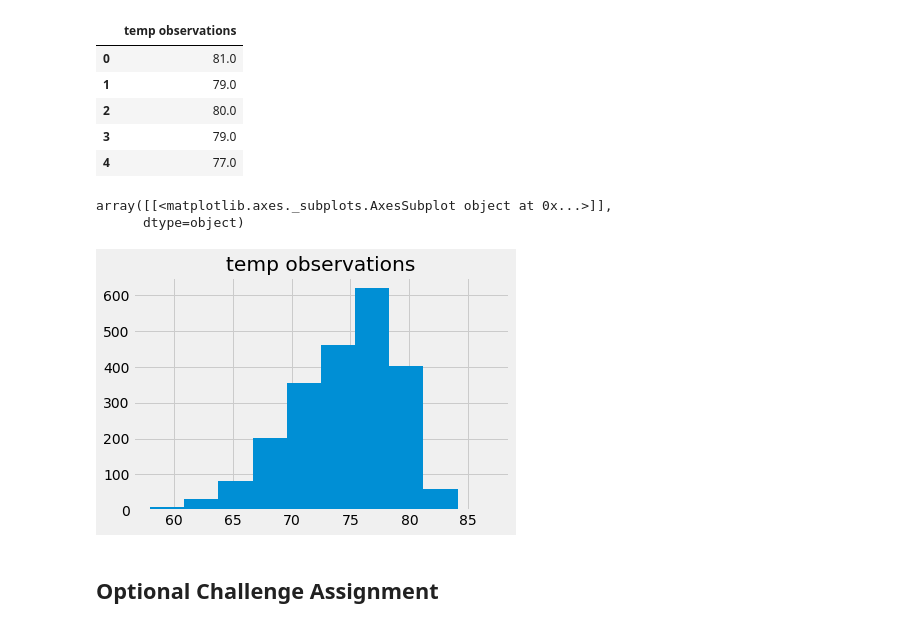
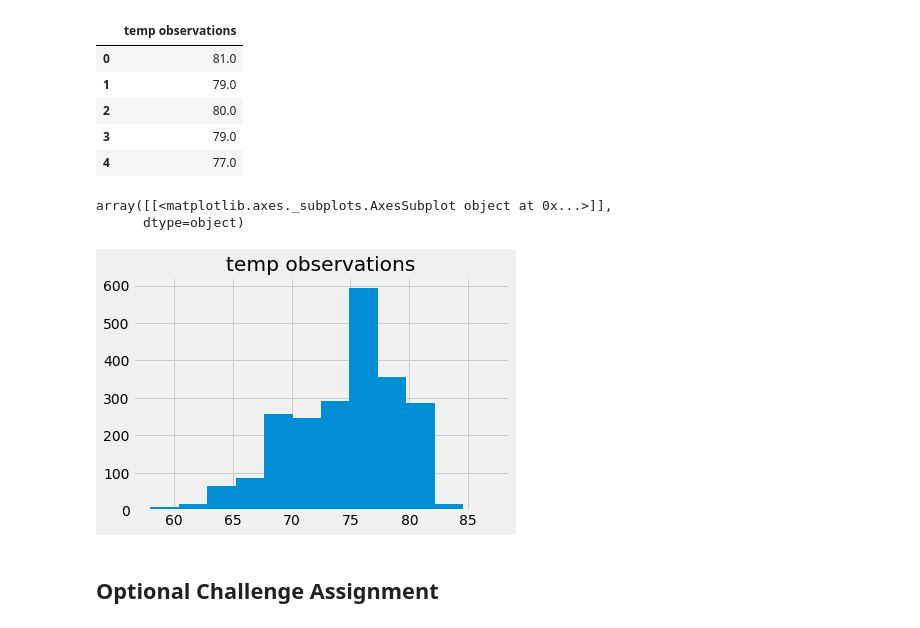
Before and after one commit to chriskalfas/ADSR-Homework, a Jupyter notebook: climate_homework.ipynb, the cells around one changed output. Drawn from its saved outputs; the diff is of its cells as text; code cells hidden in the pictures.

```diff
--- a/climate_homework.ipynb
+++ b/climate_homework.ipynb
@@ -191,11 +191,11 @@ tobs_max.head()
 | 3 | 79.0 |
 | 4 | 77.0 |
 # %%
-tobs_max.hist()
+tobs_max.hist(bins=12)
 # %% [output]
 array([[<matplotlib.axes._subplots.AxesSubplot object at 0x...>]],
       dtype=object)
-[figure, old version]
+[figure, new version]
 # %%
 # This function called `calc_temps` will accept start date and end date in the format '%Y-%m-%d'
 # and return the minimum, average, and maximum temperatures for that range of dates
```
